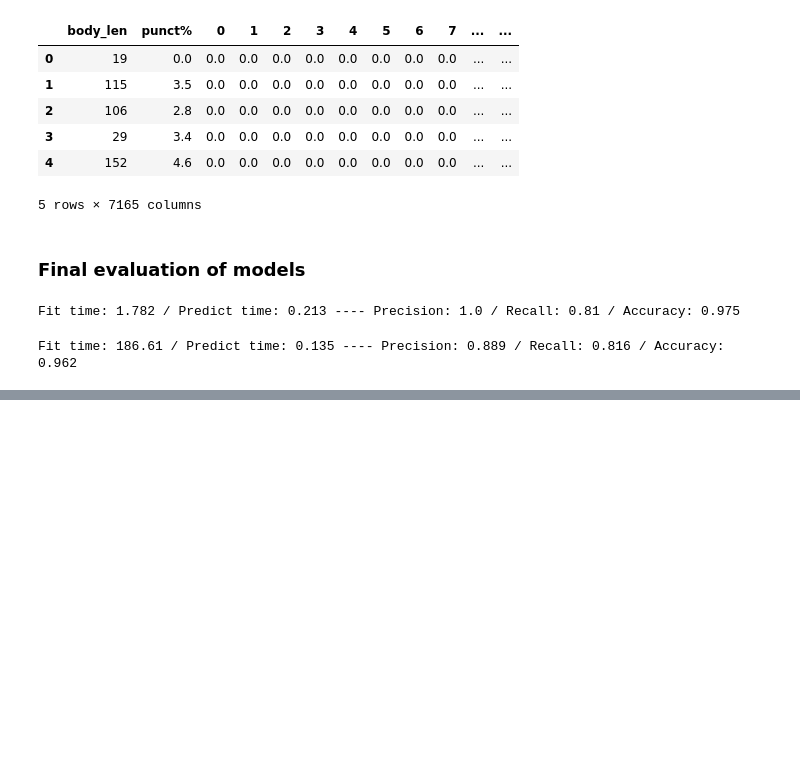
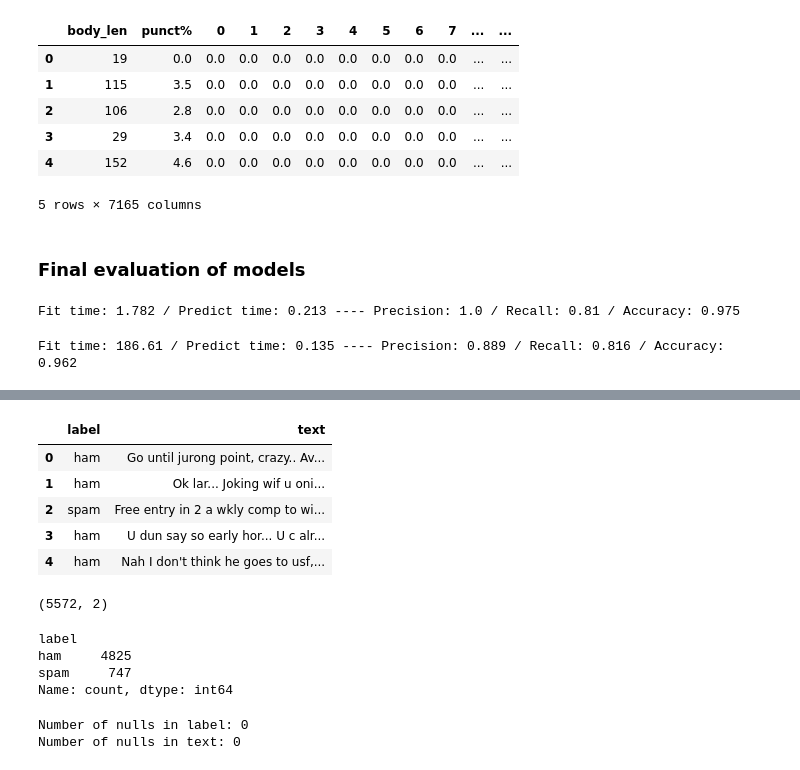
Before and after one commit to prakashpawar4u/NLP, a Jupyter notebook: NLPBasics/nlp.ipynb, the cells around one changed output, grey strips where cells are left out. Saved outputs shown, nothing was run; the diff lists cells and outputs as text; code cells hidden in the pictures; blank space fills up the shorter version.

```diff
--- a/NLPBasics/nlp.ipynb
+++ b/NLPBasics/nlp.ipynb
@@ -2144,0 +2223,32 @@ Fit time: 186.61 / Predict time: 0.135 ---- Precision: 0.889 / Recall: 0.816 / A
+# %%
+# Drop unused columns and label columns that will be used
+messages = messages.drop(labels = ["Unnamed: 2", "Unnamed: 3", "Unnamed: 4"], axis = 1)
+messages.columns = ["label", "text"]
+messages.head()
+# %% [output]
+|  | label | text |
+| 0 | ham | Go until jurong point, crazy.. Av... |
+| 1 | ham | Ok lar... Joking wif u oni... |
+| 2 | spam | Free entry in 2 a wkly comp to wi... |
+| 3 | ham | U dun say so early hor... U c alr... |
+| 4 | ham | Nah I don't think he goes to usf,... |
+# %%
+# How big is this dataset?
+messages.shape
+# %% [output]
+(5572, 2)
+# %%
+# What portion of our text messages are actually spam?
+messages['label'].value_counts()
+# %% [output]
+label
+ham     4825
+spam     747
+Name: count, dtype: int64
+# %%
+# Are we missing any data?
+print('Number of nulls in label: {}'.format(messages['label'].isnull().sum()))
+print('Number of nulls in text: {}'.format(messages['text'].isnull().sum()))
+# %% [output]
+Number of nulls in label: 0
+Number of nulls in text: 0
```
Also changed, not shown: parts of 10 cells of this notebook.
